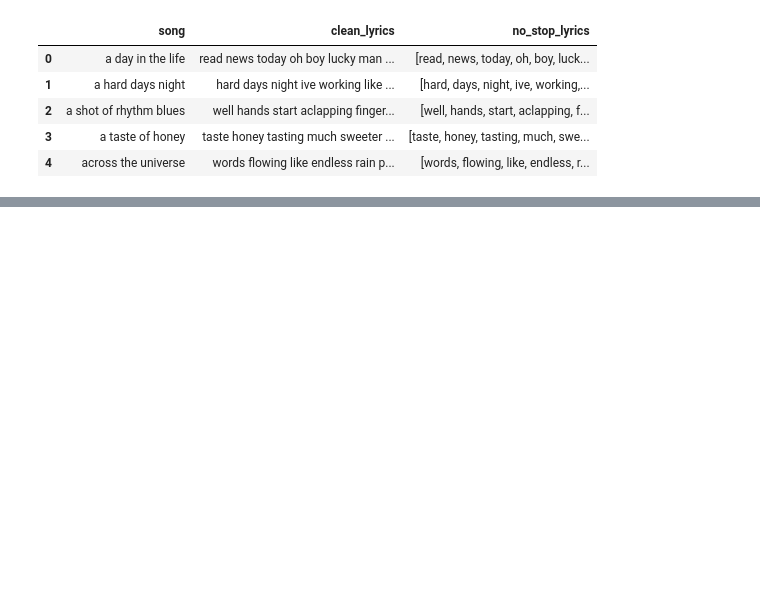
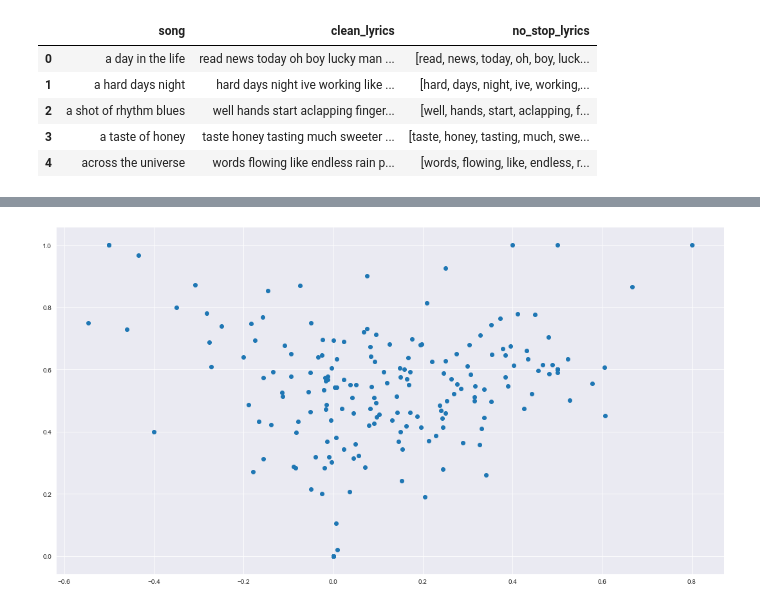
Before and after one commit to ArielJosephCohen/beatles_lyrics_topic_modeling, a Jupyter notebook: data_cleaning.ipynb, the cells around one changed output, grey strips where cells are left out. Cells and saved outputs as stored; diff of their text form; code cells hidden in the pictures; blank space fills up the shorter version.

```diff
--- a/data_cleaning.ipynb
+++ b/data_cleaning.ipynb
@@ -322,0 +368,8 @@ df.head()
+# %%
+from textblob import TextBlob
+
+pol = lambda x: TextBlob(x).sentiment.polarity
+sub = lambda x: TextBlob(x).sentiment.subjectivity
+
+df['polarity'] = df['clean_lyrics'].apply(pol)
+df['subjectivity'] = df['clean_lyrics'].apply(sub)
@@ -322,0 +385,8 @@ df.head()
+# %%
+with sns.axes_style('darkgrid'):
+    plt.figure(figsize=(15,8))
+    plt.scatter(df.polarity,df.subjectivity)
+    plt.tight_layout()
+    plt.show()
+# %% [output]
+[figure, added]
```
Also changed, not shown: parts of 11 cells of this notebook, 1 other file.
